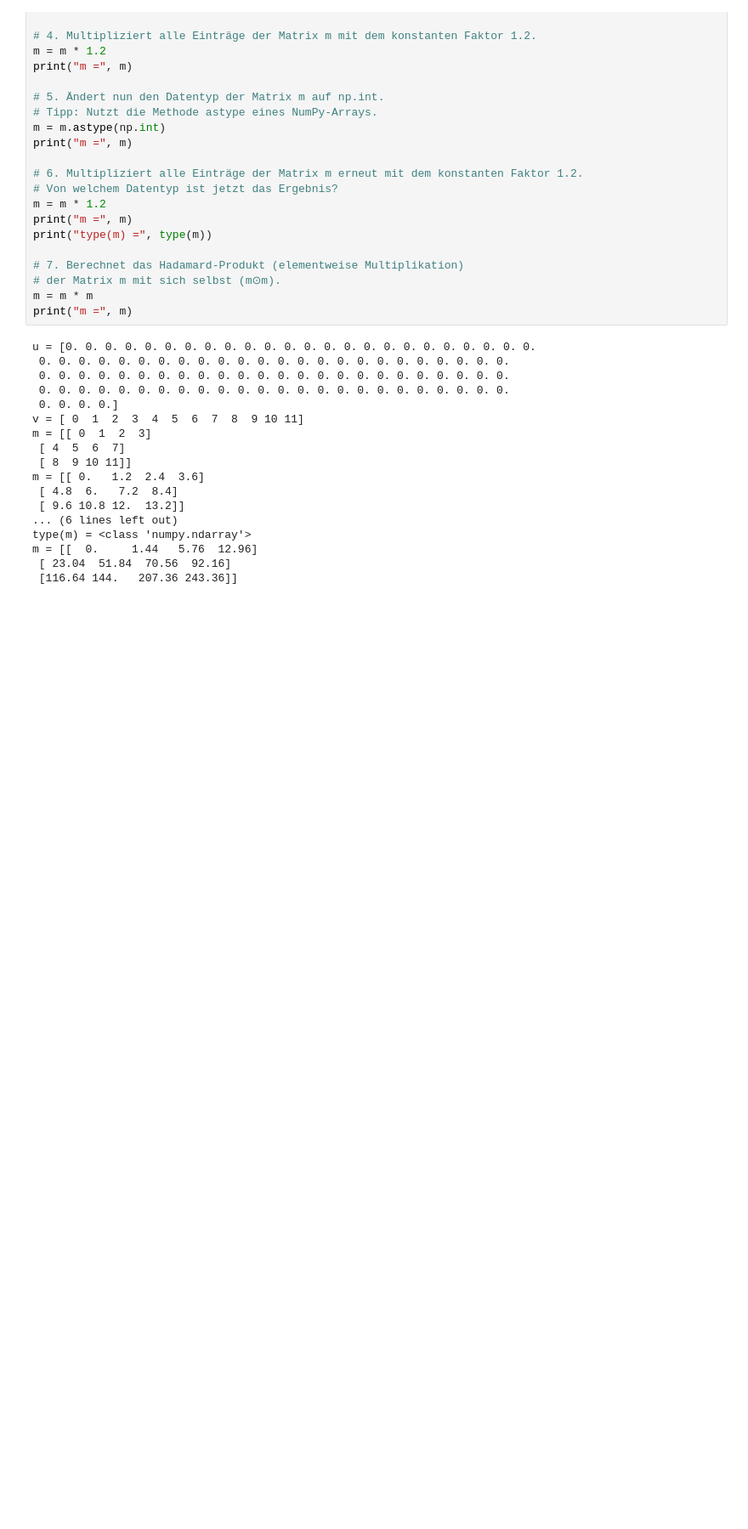
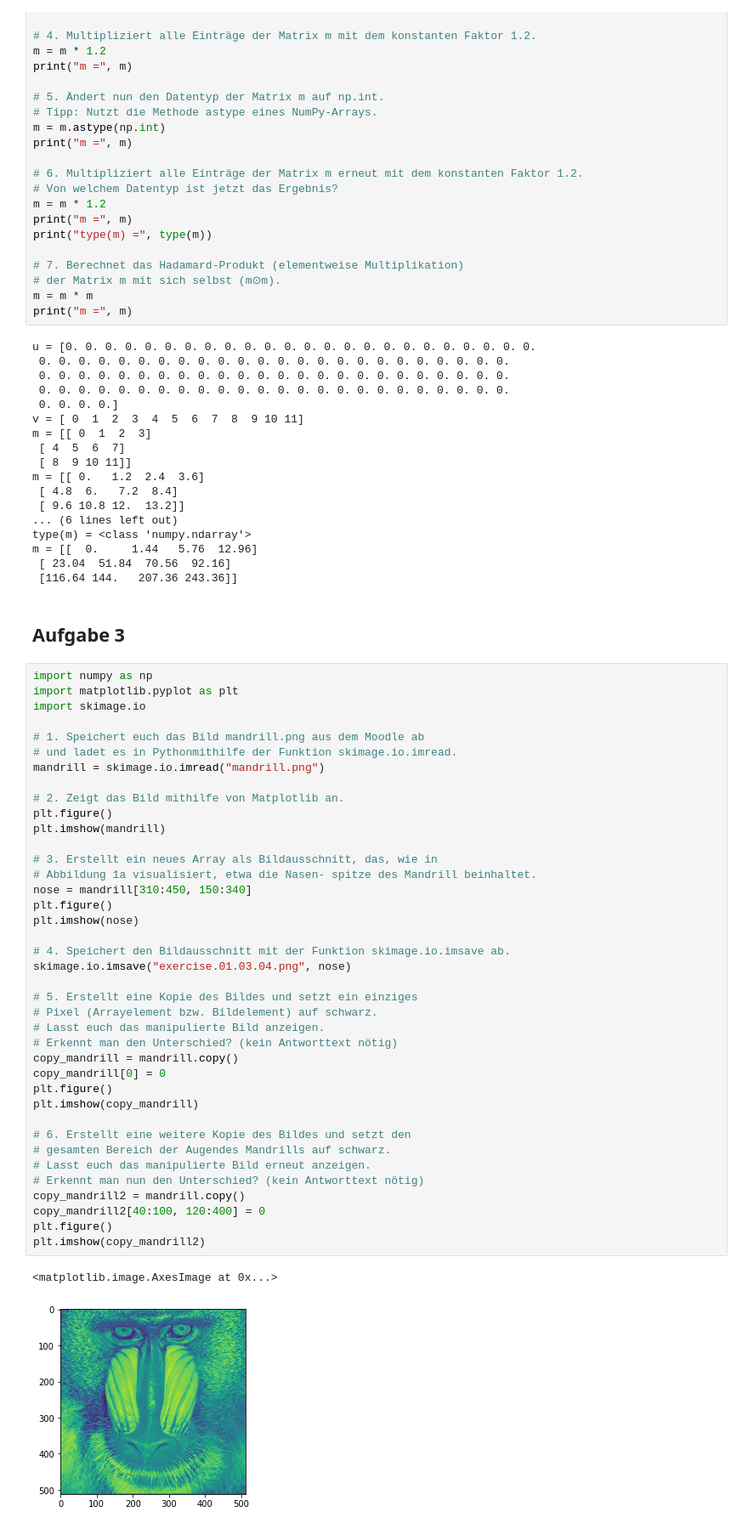
Before and after one commit to pzierahn/uni.2020.bildverarbeitung, a Jupyter notebook: exercise.01/exercise.01.ipynb, the cells around one changed output. Shown at 85% size. Drawn from its saved outputs; the diff is of its cells as text; blank space fills up the shorter version.

Commit message:
Aufgabe 3

```diff
--- a/exercise.01/exercise.01.ipynb
+++ b/exercise.01/exercise.01.ipynb
@@ -82,3 +82,47 @@ type(m) = <class 'numpy.ndarray'>
 m = [[  0.     1.44   5.76  12.96]
  [ 23.04  51.84  70.56  92.16]
  [116.64 144.   207.36 243.36]]
+# %% [markdown]
+## Aufgabe 3
+# %%
+import numpy as np
+import matplotlib.pyplot as plt
+import skimage.io
+
+# 1. Speichert euch das Bild mandrill.png aus dem Moodle ab
+# und ladet es in Pythonmithilfe der Funktion skimage.io.imread.
+mandrill = skimage.io.imread("mandrill.png")
+
+# 2. Zeigt das Bild mithilfe von Matplotlib an.
+plt.figure()
+plt.imshow(mandrill)
+
+# 3. Erstellt ein neues Array als Bildausschnitt, das, wie in
+# Abbildung 1a visualisiert, etwa die Nasen- spitze des Mandrill beinhaltet.
+nose = mandrill[310:450, 150:340]
+plt.figure()
+plt.imshow(nose)
+
+# 4. Speichert den Bildausschnitt mit der Funktion skimage.io.imsave ab.
+skimage.io.imsave("exercise.01.03.04.png", nose)
+
+# 5. Erstellt eine Kopie des Bildes und setzt ein einziges
+# Pixel (Arrayelement bzw. Bildelement) auf schwarz.
+# Lasst euch das manipulierte Bild anzeigen.
+# Erkennt man den Unterschied? (kein Antworttext nötig)
+copy_mandrill = mandrill.copy()
+copy_mandrill[0] = 0
+plt.figure()
+plt.imshow(copy_mandrill)
+
+# 6. Erstellt eine weitere Kopie des Bildes und setzt den
+# gesamten Bereich der Augendes Mandrills auf schwarz.
+# Lasst euch das manipulierte Bild erneut anzeigen.
+# Erkennt man nun den Unterschied? (kein Antworttext nötig)
+copy_mandrill2 = mandrill.copy()
+copy_mandrill2[40:100, 120:400] = 0
+plt.figure()
+plt.imshow(copy_mandrill2)
+# %% [output]
+<matplotlib.image.AxesImage at 0x...>
+[figure, added]
```
Also changed, not shown: parts of 1 cell of this notebook.
